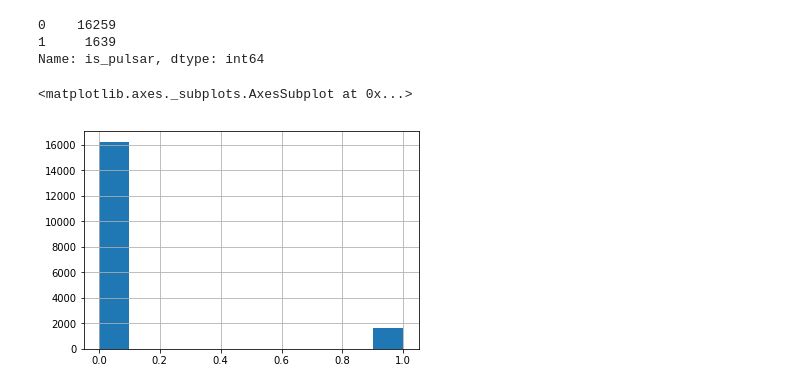
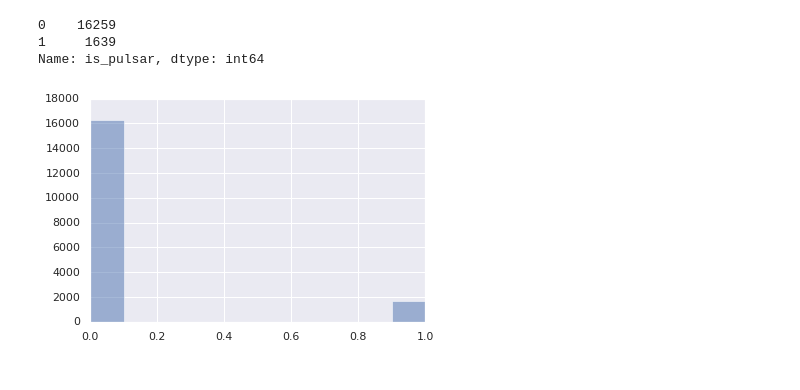
Before and after one commit to MrCycler/ML_PULSAR_CLASSIFICATION_PROJECT, a Jupyter notebook: PREPROCESAMIENTO DE DATA/Pre-visualización de datos.ipynb, the cells around one changed output. Cells and saved outputs as stored; diff of their text form; code cells hidden in the pictures.

```diff
--- a/PREPROCESAMIENTO DE DATA/Pre-visualización de datos.ipynb
+++ b/PREPROCESAMIENTO DE DATA/Pre-visualización de datos.ipynb
@@ -13,3 +13,10 @@ except:
 
   import numpy as np
   import pandas as pd
+
+import matplotlib.pyplot as plt
+plt.style.use('classic')
+%matplotlib inline
+
+import seaborn as sns
+sns.set()
@@ -44,7 +65,6 @@ data_pulsar["is_pulsar"].value_counts()
 Name: is_pulsar, dtype: int64
 # %%
 #Histograma de la variable objetivo
-data_pulsar["is_pulsar"].hist()
+plt.hist(data_pulsar["is_pulsar"], alpha=0.5);
 # %% [output]
-<matplotlib.axes._subplots.AxesSubplot at 0x...>
-[figure, old version]
+[figure, new version]
```
Also changed, not shown: parts of 17 cells of this notebook, 4 other files.
